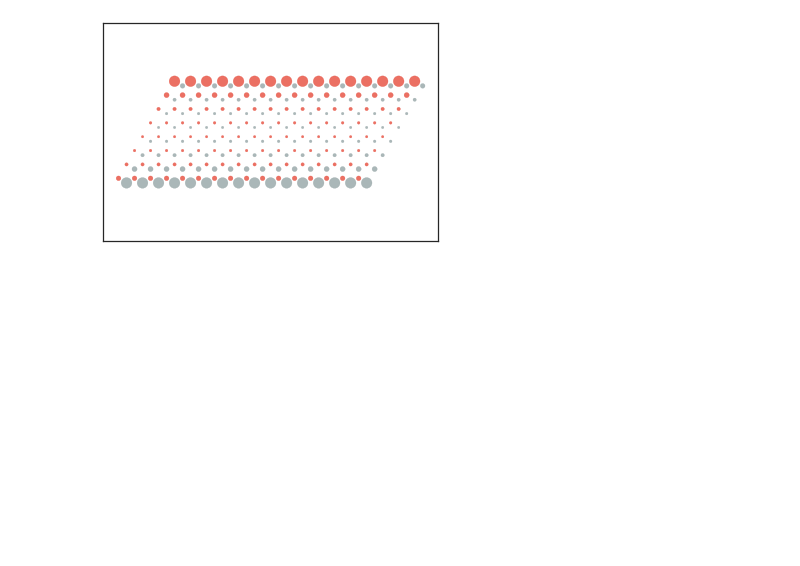
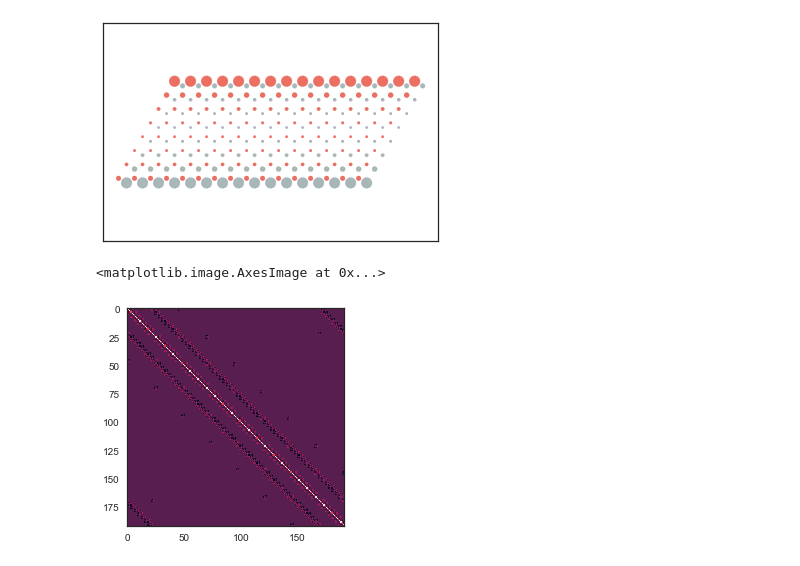
Before and after one commit to SriramanT/qmc_master_code, a Jupyter notebook: ANALYTICAL/src/hubbard-mf.ipynb, the cells around one changed output. Cells and saved outputs as stored; diff of their text form; code cells hidden in the pictures; blank space fills up the shorter version.

```diff
--- a/ANALYTICAL/src/hubbard-mf.ipynb
+++ b/ANALYTICAL/src/hubbard-mf.ipynb
@@ -429,0 +638,47 @@ plot(nUp, nDown, energies, itSwitch, Nx, Ny, itMax, lastNit)
+# %%
+nOrb = 3
+Nx = 8
+Ny = 8
+e1 = 1.046 / 0.184
+e2 = 2.104 / 0.184
+t0 = - 1
+t1 = 0.401 / 0.184
+t2 = 0.507 / 0.184
+t11 = 0.218 / 0.184
+t12 = 0.338 / 0.184
+t22 = 0.057 / 0.184
+
+E0 = np.array([[e1, 0, 0],
+               [0, e2, 0],
+               [0, 0, e2]])
+
+E1 = np.array([[t0, t1, t2],
+               [-t1, t11, t12],
+               [t2, -t12, t22]])
+
+E4 = np.array([[t0, -t1, t2],
+               [t1, t11, -t12],
+               [t2, t12, t22]])
+
+E2 = np.array([[t0, 0.5 * t1 - np.sqrt(3) / 2 * t2, - np.sqrt(3) / 2 * t1 - 0.5 * t2],
+               [-0.5 * t1 - np.sqrt(3) / 2 * t2, 0.25 * ( t11 + 3 * t22 ), np.sqrt(3) / 4 * ( t22 - t11 ) - t12],
+               [np.sqrt(3) / 2 * t1 - 0.5 * t2, np.sqrt(3) / 4 * ( t22 - t11 ) + t12, ( 3 * t11 + t22) / 4 ]])
+
+E5 = np.array([[t0, - 0.5 * t1 - np.sqrt(3) / 2 * t2, np.sqrt(3) / 2 * t1 - 0.5 * t2],
+               [0.5 * t1 - np.sqrt(3) / 2 * t2, 0.25 * ( t11 + 3 * t22 ), np.sqrt(3) / 4 * ( t22 - t11 ) + t12],
+               [-np.sqrt(3) / 2 * t1 - 0.5 * t2, np.sqrt(3) / 4 * ( t22 - t11 ) - t12, ( 3 * t11 + t22) / 4 ]])
+
+E3 = np.array([[t0, - 0.5 * t1 + np.sqrt(3) / 2 * t2, -np.sqrt(3) / 2 * t1 - 0.5 * t2],
+               [0.5 * t1 + np.sqrt(3) / 2 * t2, 0.25 * ( t11 + 3 * t22 ), -np.sqrt(3) / 4 * ( t22 - t11 ) + t12],
+               [np.sqrt(3) / 2 * t1 - 0.5 * t2, -np.sqrt(3) / 4 * ( t22 - t11 ) - t12, ( 3 * t11 + t22) / 4 ]])
+
+E6 = np.array([[t0, 0.5 * t1 + np.sqrt(3) / 2 * t2, np.sqrt(3) / 2 * t1 - 0.5 * t2],
+               [-0.5 * t1 + np.sqrt(3) / 2 * t2, 0.25 * ( t11 + 3 * t22 ), -np.sqrt(3) / 4 * ( t22 - t11 ) - t12],
+               [-np.sqrt(3) / 2 * t1 - 0.5 * t2, -np.sqrt(3) / 4 * ( t22 - t11 ) + t12, ( 3 * t11 + t22) / 4 ]])
+
+hoppings = np.array([E0, E1, E2, E3, E4, E5, E6])
+orbitalHoppingsPBC = triangular(Nx, Ny, nOrb, hoppings)
+plt.imshow(orbitalHoppingsPBC, interpolation='nearest')
+# %% [output]
+<matplotlib.image.AxesImage at 0x...>
+[figure, added]
```
Also changed, not shown: parts of 9 cells of this notebook, 30 other files.
